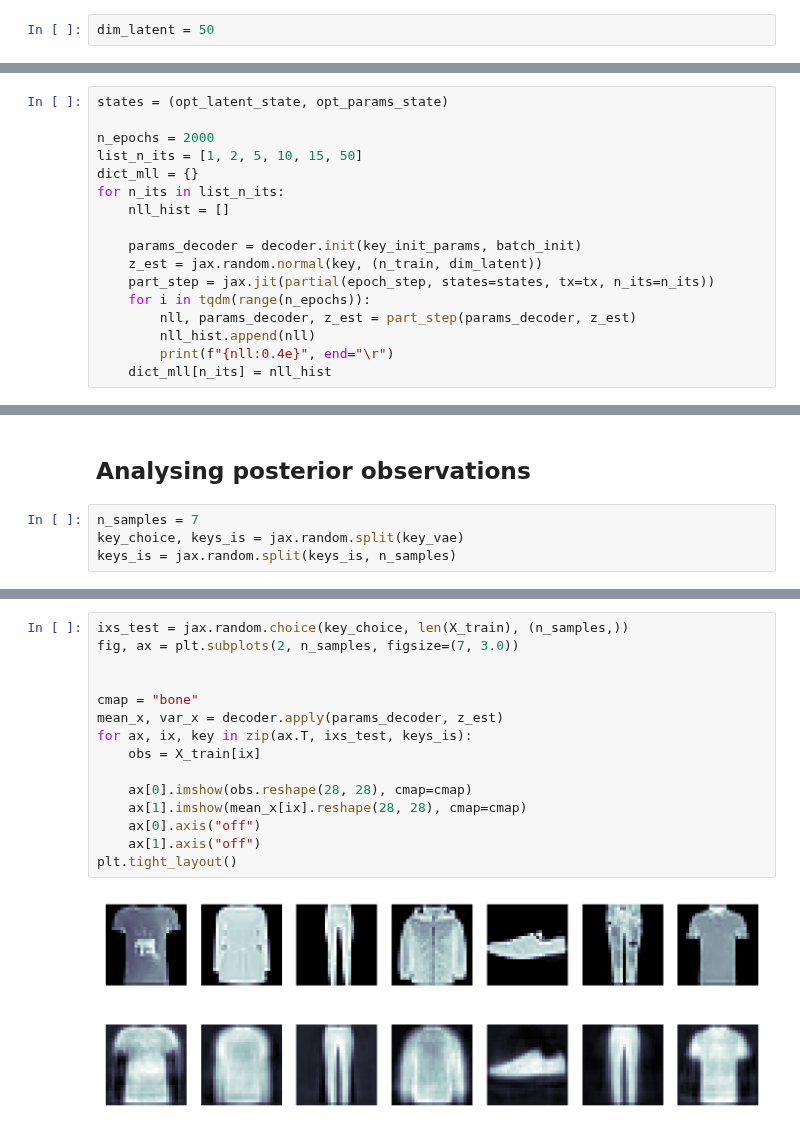
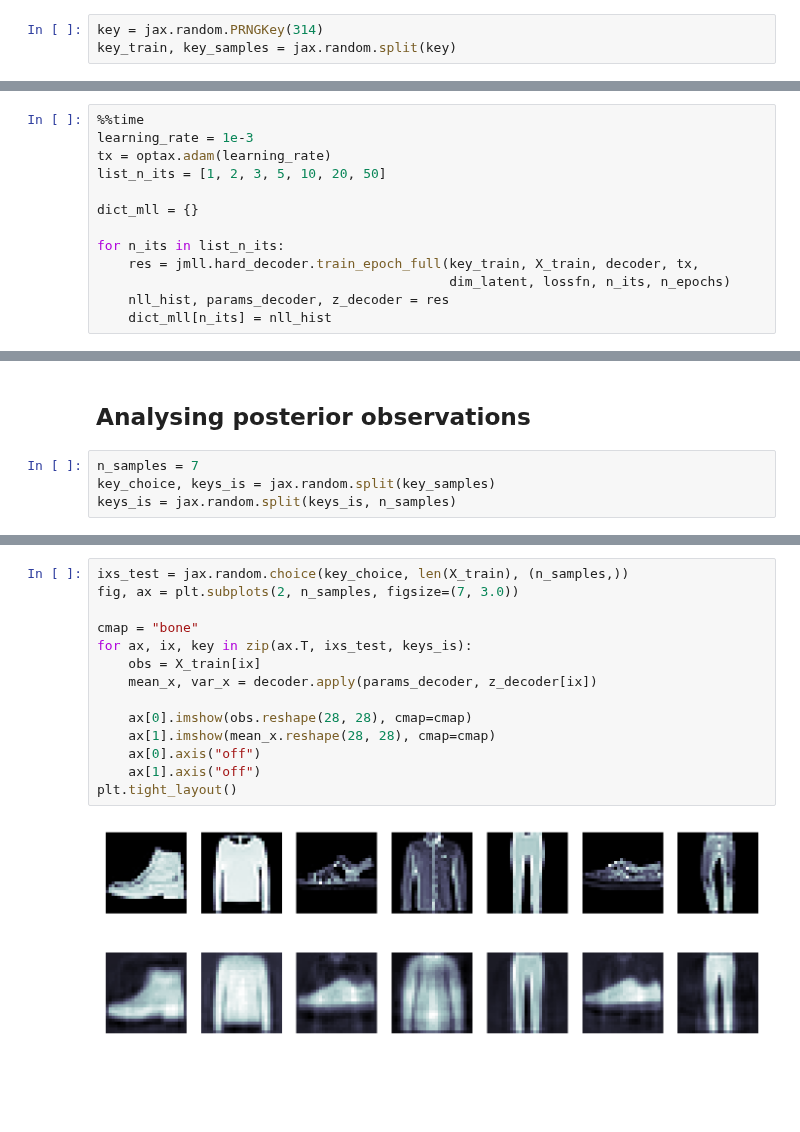
Before and after one commit to gerdm/hard-em-lvm, a Jupyter notebook: notebooks/09-hard-em-fashion-mnist.ipynb, the cells around one changed output, grey strips where cells are left out. Saved outputs shown, nothing was run; the diff lists cells and outputs as text; blank space fills up the shorter version.

```diff
--- a/notebooks/09-hard-em-fashion-mnist.ipynb
+++ b/notebooks/09-hard-em-fashion-mnist.ipynb
@@ -215,2 +73,3 @@ def loss_nmll(params, z_batch, X_batch, model):
 # %%
-dim_latent = 50
+key = jax.random.PRNGKey(314)
+key_train, key_samples = jax.random.split(key)
@@ -250,17 +93,0 @@ opt_latent_state = tx.init(z_est)
-# %%
-states = (opt_latent_state, opt_params_state)
-
-n_epochs = 2000
-list_n_its = [1, 2, 5, 10, 15, 50]
-dict_mll = {}
-for n_its in list_n_its:
-    nll_hist = []
-
-    params_decoder = decoder.init(key_init_params, batch_init)
-    z_est = jax.random.normal(key, (n_train, dim_latent))
-    part_step = jax.jit(partial(epoch_step, states=states, tx=tx, n_its=n_its))
-    for i in tqdm(range(n_epochs)):
-        nll, params_decoder, z_est = part_step(params_decoder, z_est)
-        nll_hist.append(nll)
-        print(f"{nll:0.4e}", end="\r")
-    dict_mll[n_its] = nll_hist
@@ -286,0 +103,13 @@ plt.grid(alpha=0.5)
+# %%
+%%time
+learning_rate = 1e-3
+tx = optax.adam(learning_rate)
+list_n_its = [1, 2, 3, 5, 10, 20, 50]
+
+dict_mll = {}
+
+for n_its in list_n_its:
+    res = jmll.hard_decoder.train_epoch_full(key_train, X_train, decoder, tx,
+                                             dim_latent, lossfn, n_its, n_epochs)
+    nll_hist, params_decoder, z_decoder = res
+    dict_mll[n_its] = nll_hist
@@ -288,5 +146,5 @@ plt.grid(alpha=0.5)
 ## Analysing posterior observations
 # %%
 n_samples = 7
-key_choice, keys_is = jax.random.split(key_vae)
+key_choice, keys_is = jax.random.split(key_samples)
 keys_is = jax.random.split(keys_is, n_samples)
@@ -302,17 +151,16 @@ plt.imshow(jnp.cov(z_est.T), cmap="cividis")
 # %%
 ixs_test = jax.random.choice(key_choice, len(X_train), (n_samples,))
 fig, ax = plt.subplots(2, n_samples, figsize=(7, 3.0))
 
-
 cmap = "bone"
-mean_x, var_x = decoder.apply(params_decoder, z_est)
 for ax, ix, key in zip(ax.T, ixs_test, keys_is):
     obs = X_train[ix]
+    mean_x, var_x = decoder.apply(params_decoder, z_decoder[ix])
 
     ax[0].imshow(obs.reshape(28, 28), cmap=cmap)
-    ax[1].imshow(mean_x[ix].reshape(28, 28), cmap=cmap)
+    ax[1].imshow(mean_x.reshape(28, 28), cmap=cmap)
     ax[0].axis("off")
     ax[1].axis("off")
 plt.tight_layout()
 # %% [output]
-[figure, old version]
+[figure, new version]
```
Also changed, not shown: parts of 22 cells of this notebook.
